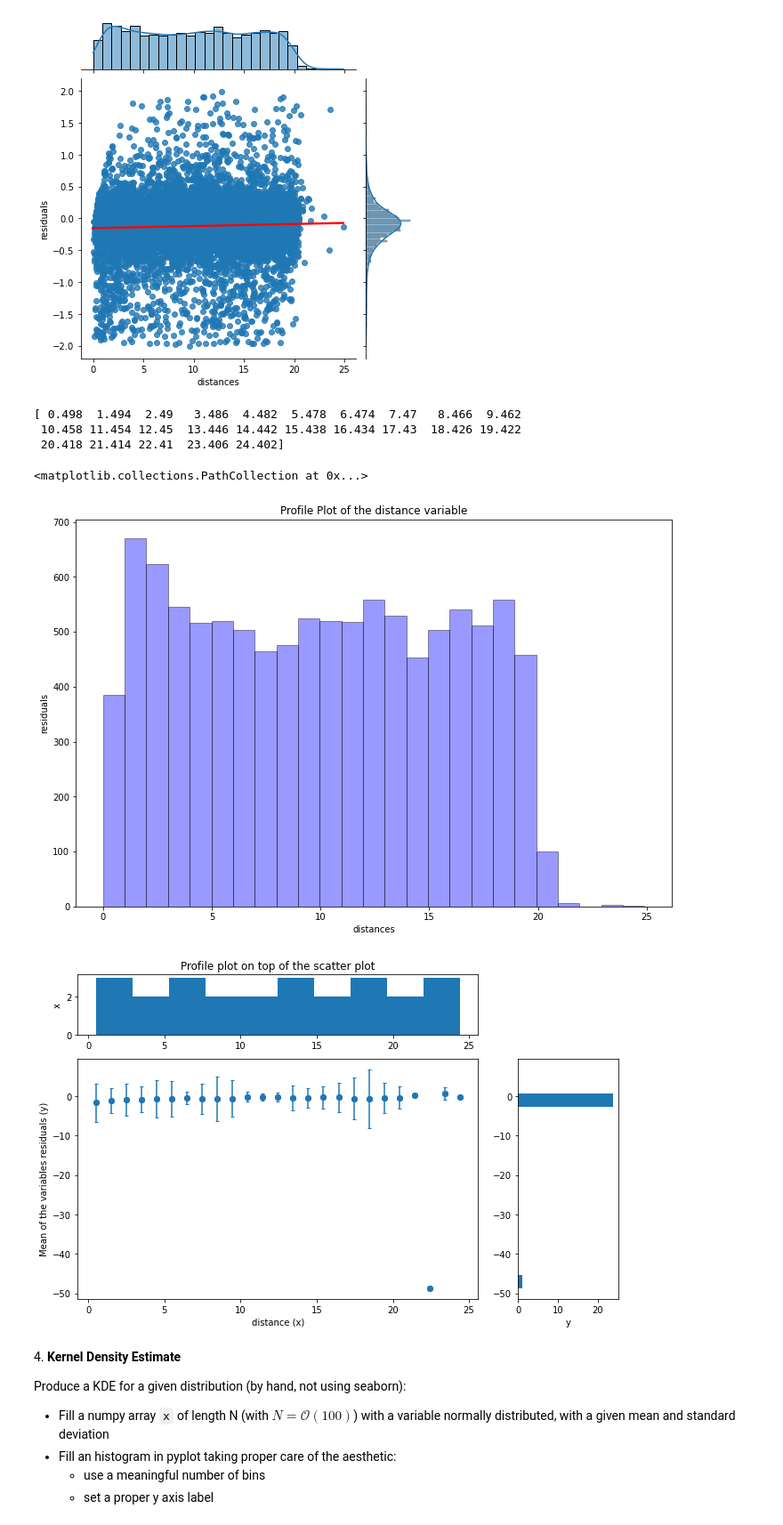
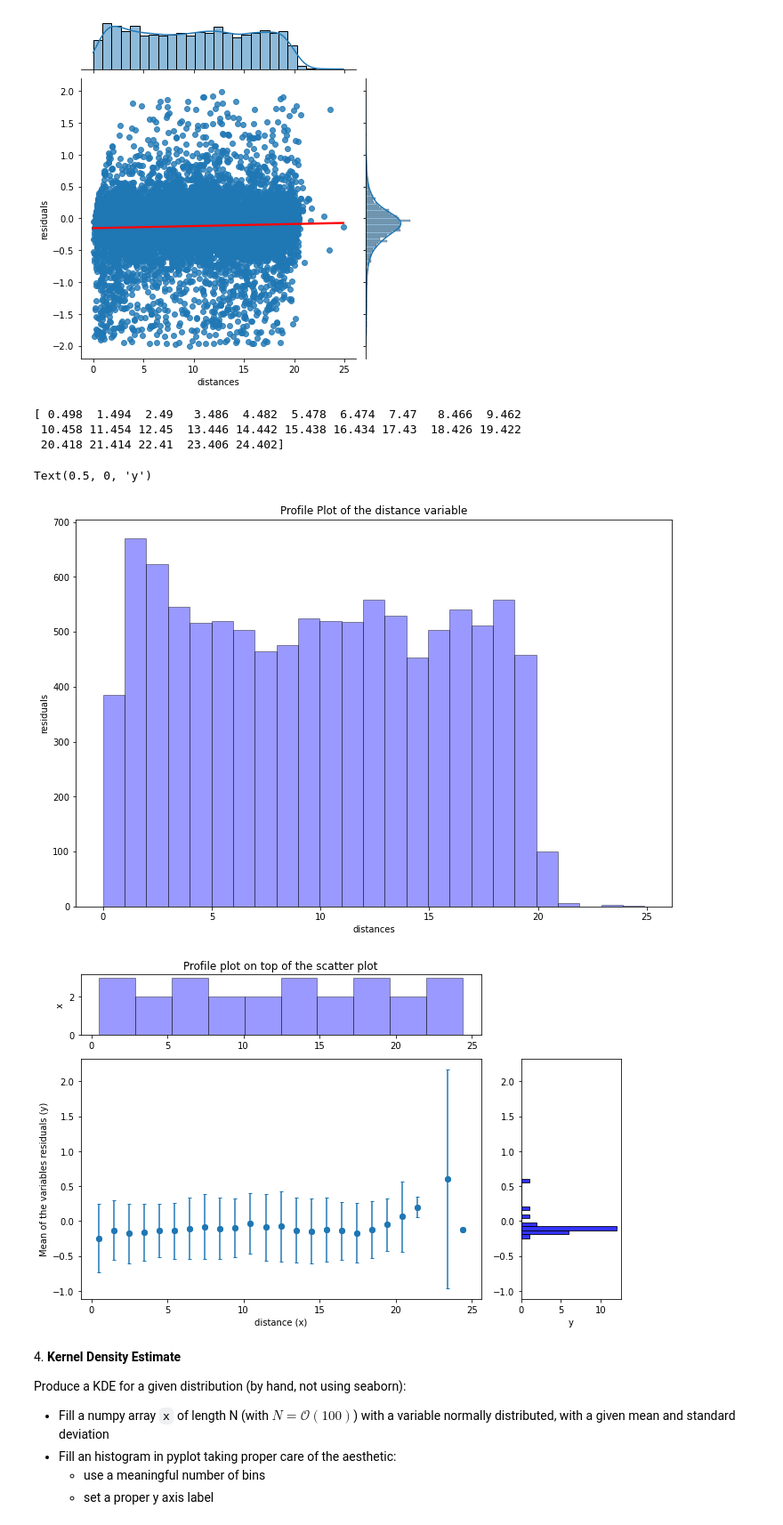
Before and after one commit to zucchett/ScientificComputingWithPython2022, a Jupyter notebook: 07ex_visualization.ipynb, the cells around one changed output. Shown at 89% size. Cells and saved outputs as stored; diff of their text form; code cells hidden in the pictures.

```diff
--- a/07ex_visualization.ipynb
+++ b/07ex_visualization.ipynb
@@ -179,47 +179,49 @@ dist
 fig,axs=plt.subplots(figsize=(12,8))
 entries, edges, bar = axs.hist(dist, bins = 25, color='blue',edgecolor='black', alpha=0.4)
 
+
 bin_centers = 0.5 * (edges[:-1] + edges[1:]) #centers of the bins
 axs.set(title='Profile Plot of the distance variable', xlabel='distances', ylabel='residuals')
 res=df1['residuals']
 
 x=bin_centers
 print(x)
-residuals=[df.loc[(df['distances'] > i) & (df['distances']< i+1)] for i in range(len(edges)-1)]
+residuals=[df1.loc[(df1['distances'] > i) & (df1['distances']< i+1)] for i in range(len(edges)-1)]
 
 y = np.array([i['residuals'].mean() for i in residuals]) #residuals mean
 err_y = np.array([i['residuals'].std() for i in residuals]) #standard deviation of the residuals
 
 profile_fig2= plt.figure(figsize = (10,6))
 
 ax = profile_fig2.add_gridspec(top=0.75, right=0.75).subplots()
 ax.set_title('Profile plot on top of the scatter plot')
 ax.set_xlabel('distance (x)')
 ax.set_ylabel('Mean of the variables residuals (y)')
 ax_histx = ax.inset_axes([0, 1.1, 1, 0.25], sharex=ax)
 ax_histy = ax.inset_axes([1.1, 0, 0.25, 1], sharey=ax)
 
 #scatter plot
 ax.scatter(x,y)
 
 ax.errorbar(x,
             y,
             yerr=err_y,
             fmt='o',
             capsize=2)
 
 #creating two histograms
-ax_histx.hist(x, bins=10)
-ax_histy.hist(y, bins=15, orientation='horizontal')
+ax_histx.hist(x, bins=10, color='blue', edgecolor='black', alpha=0.4)
+ax_histy.hist(y, bins=15, orientation='horizontal', color='blue',edgecolor='black', alpha=0.8)
+#one of them has to have horizontal orientation
 ax_histx.set_ylabel('x')
 ax_histy.set_xlabel('y')
 # %% [output]
 [ 0.498  1.494  2.49   3.486  4.482  5.478  6.474  7.47   8.466  9.462
  10.458 11.454 12.45  13.446 14.442 15.438 16.434 17.43  18.426 19.422
  20.418 21.414 22.41  23.406 24.402]
-<matplotlib.collections.PathCollection at 0x...>
+Text(0.5, 0, 'y')
 [figure]
-[figure, old version]
+[figure, new version]
 # %% [markdown]
 4\. **Kernel Density Estimate**
 
```
Also changed, not shown: parts of 2 cells of this notebook.
